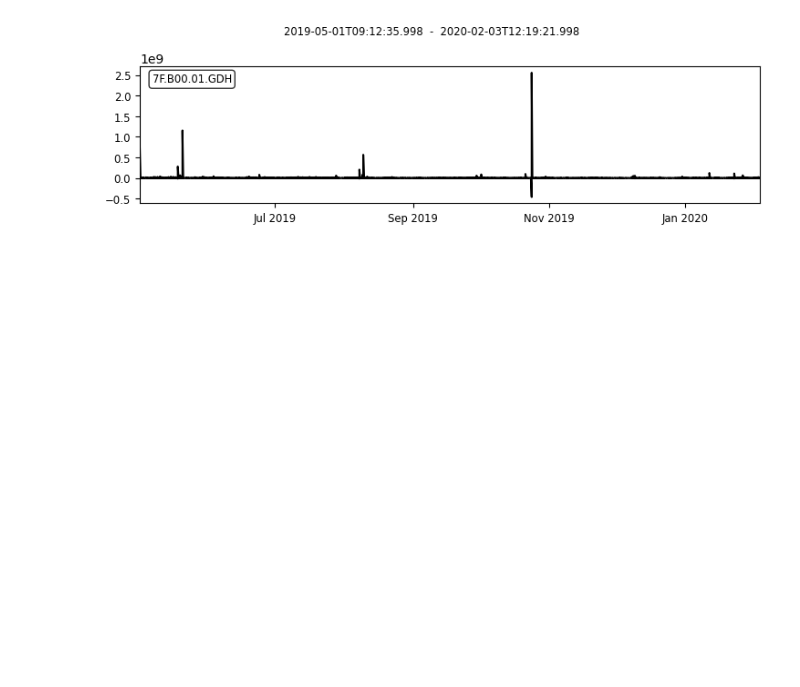
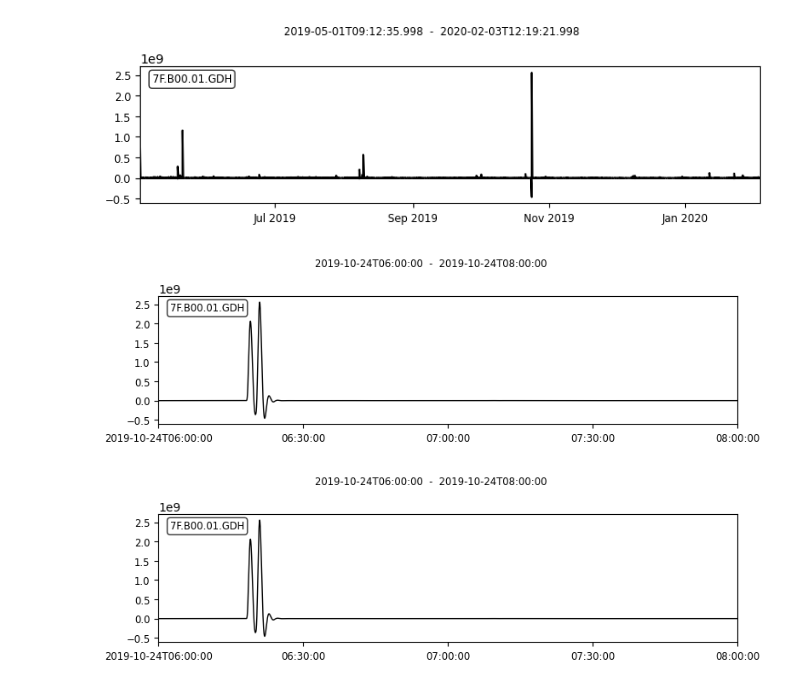
Before and after one commit to SerpRateAI/boreholeAcoustics, a Jupyter notebook: cumulative-tremor.ipynb, the cells around one changed output. Drawn from its saved outputs; the diff is of its cells as text; code cells hidden in the pictures; blank space fills up the shorter version.

```diff
--- a/cumulative-tremor.ipynb
+++ b/cumulative-tremor.ipynb
@@ -36,6 +36,11 @@ h1 = stream[0].copy()
 x = h1.plot()
 # %% [output]
 [figure]
+# %%
+h1.plot(starttime=obspy.UTCDateTime('2019-10-24T06:00:00'), endtime=obspy.UTCDateTime('2019-10-24T08:00:00'))
+# %% [output]
+[figure, added]
+[figure, added]
 # %%
 y = h1.data
 y = y.cumsum()
```
Also changed, not shown: parts of 13 cells of this notebook, 3 other files.
